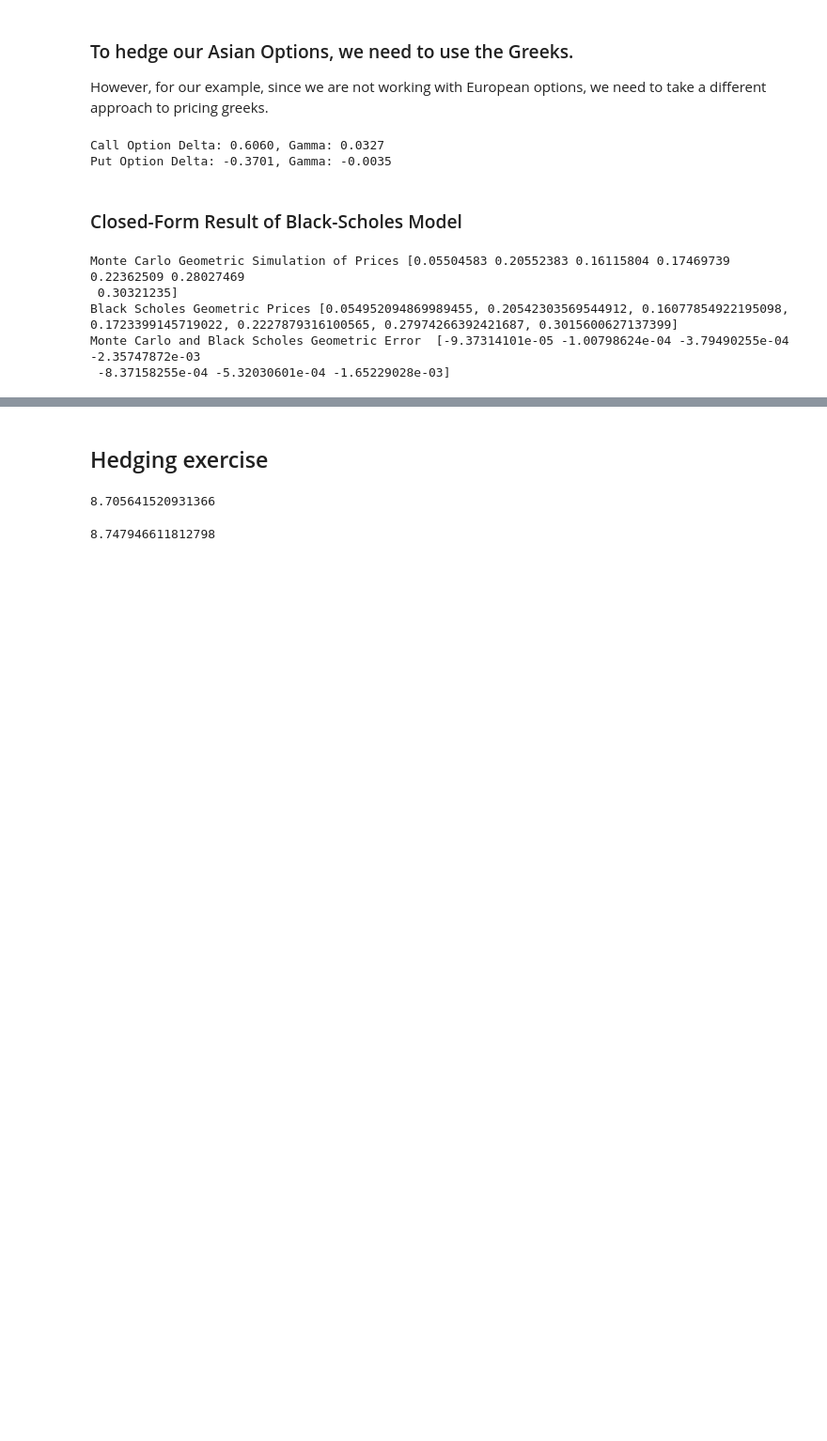
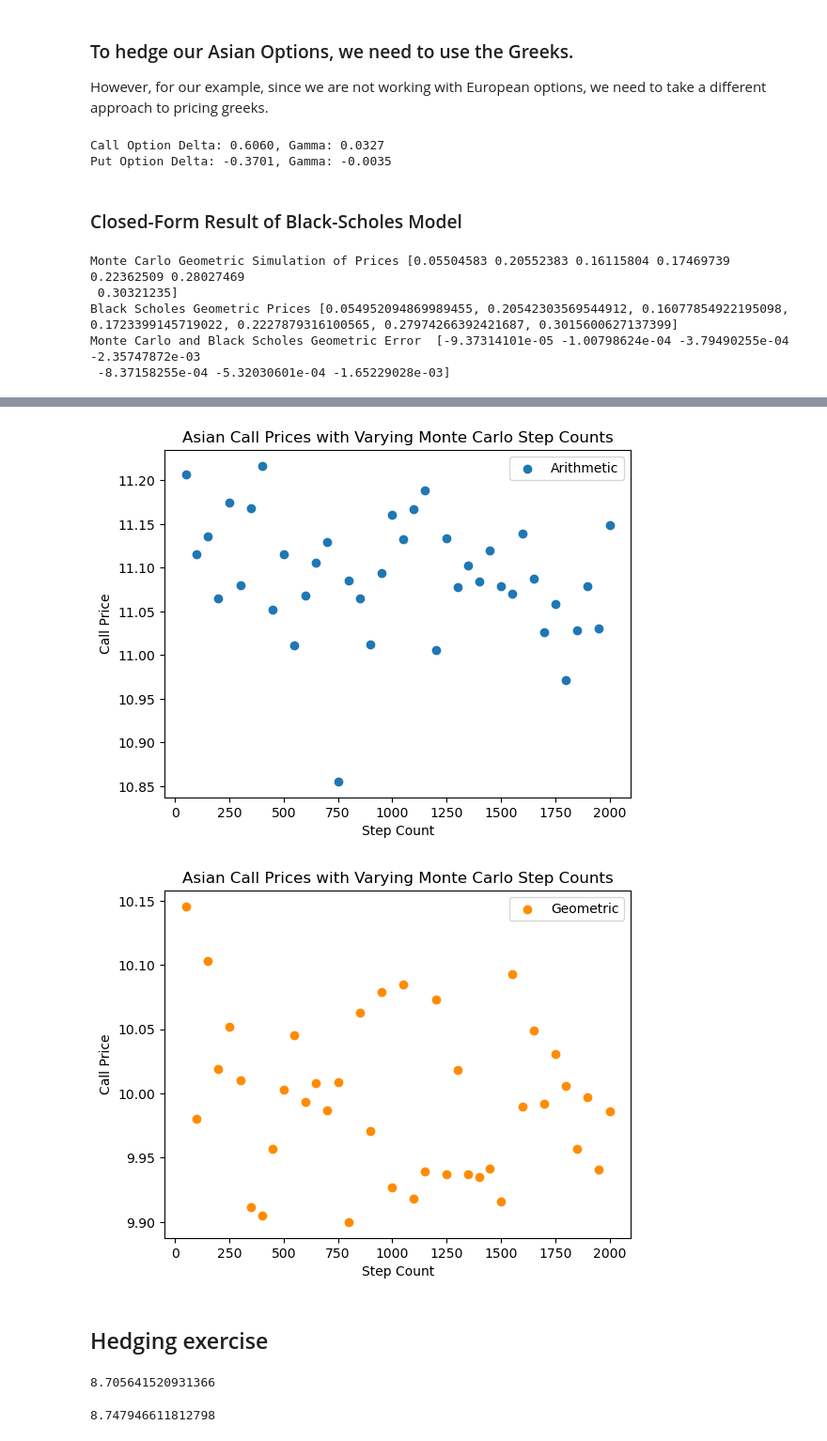
Before and after one commit to sparikh099/fe_620_project, a Jupyter notebook: src/bapm_asian_options.ipynb, the cells around one changed output, grey strips where cells are left out. Shown at 94% size. Saved outputs shown, nothing was run; the diff lists cells and outputs as text; code cells hidden in the pictures; blank space fills up the shorter version.

```diff
--- a/src/bapm_asian_options.ipynb
+++ b/src/bapm_asian_options.ipynb
@@ -571,3 +651,22 @@ Monte Carlo and Black Scholes Geometric Error  [-9.37314101e-05 -1.00798624e-04
+# %%
+plt.figure()
+plt.scatter(n_steps_list, arith_call_prices, label="Arithmetic")
+plt.title("Asian Call Prices with Varying Monte Carlo Step Counts")
+plt.xlabel("Step Count")
+plt.ylabel("Call Price")
+plt.legend()
+plt.show()
+
+plt.figure()
+plt.scatter(n_steps_list, geo_call_prices, color="darkorange", label="Geometric")
+plt.title("Asian Call Prices with Varying Monte Carlo Step Counts")
+plt.xlabel("Step Count")
+plt.ylabel("Call Price")
+plt.legend()
+plt.show()
+# %% [output]
+[figure, added]
+[figure, added]
 # %% [markdown]
 ## Hedging exercise
 # %%
```
Also changed, not shown: parts of 7 cells of this notebook.
